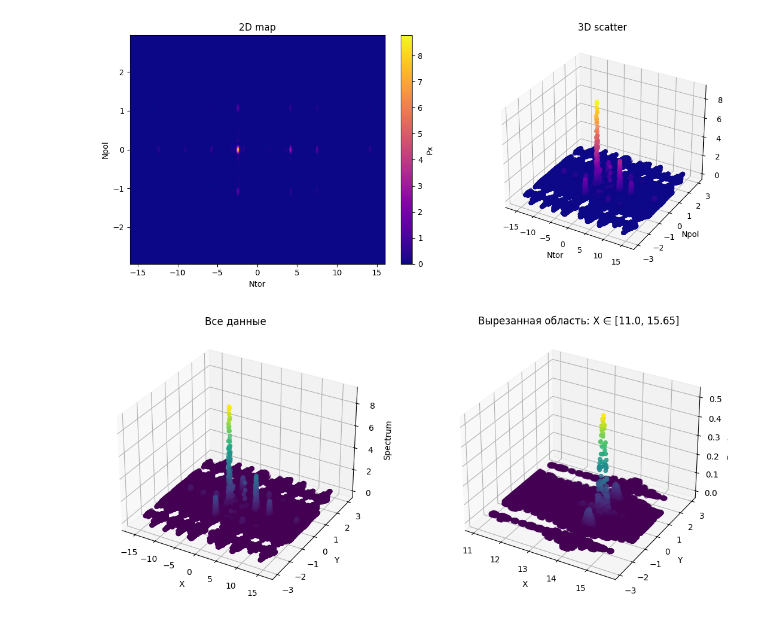
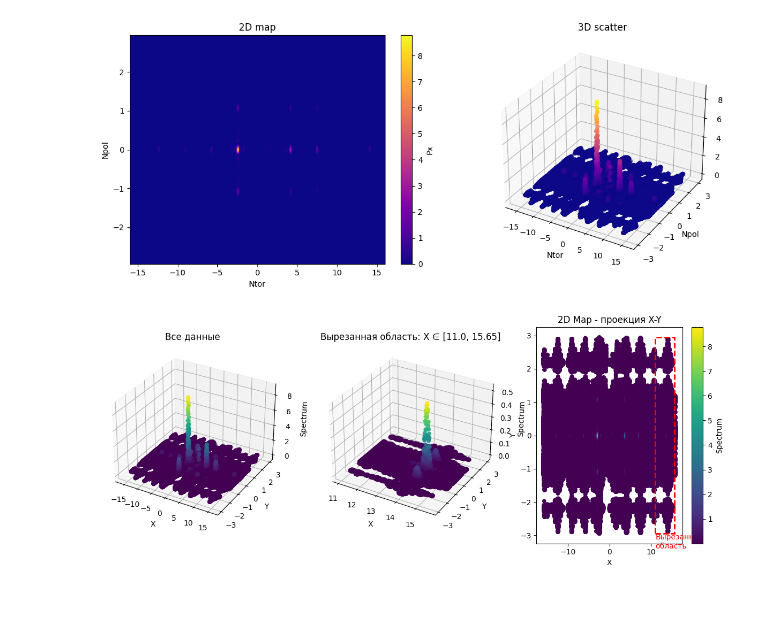
Before and after one commit to Ul1anchik/Synergistic-effect-in-plasma-, a Jupyter notebook: spec_2D/spec.ipynb, the cells around one changed output. Cells and saved outputs as stored; diff of their text form; code cells hidden in the pictures.

```diff
--- a/spec_2D/spec.ipynb
+++ b/spec_2D/spec.ipynb
@@ -74,7 +74,7 @@ if data.ndim == 2 and data.shape[1] >= 3:
     y = data[:, 1]  # вторая координата
     z = data[:, 2]  # значение спектра
 
-    # Вырезаем область по X (аналогично 2D случаю)
+    # Вырезаем область по X
     x_min, x_max = 11.0, 15.65
     mask_cut = (x >= x_min) & (x <= x_max)
 
@@ -84,69 +84,85 @@ if data.ndim == 2 and data.shape[1] >= 3:
     y_cut = data_cut[:, 1]
     z_cut = data_cut[:, 2]
 
+xi = np.unique(x)
+yi = np.unique(y)
+Xi, Yi = np.meshgrid(xi, yi)
+Zi = np.zeros_like(Xi)
+
+for i in range(len(x)):
+    x_idx = np.where(xi == x[i])[0][0]
+    y_idx = np.where(yi == y[i])[0][0]
+    Zi[y_idx, x_idx] = Px[i]
+
 # Визуализация
 fig = plt.figure(figsize=(12, 5))
 
 # Полные данные
-ax1 = fig.add_subplot(121, projection='3d')
+ax1 = fig.add_subplot(131, projection='3d')
 sc1 = ax1.scatter(x, y, z, c=z, cmap='viridis')
 ax1.set_title('Все данные')
 ax1.set_xlabel('X')
 ax1.set_ylabel('Y')
 ax1.set_zlabel('Spectrum')
 
 # Вырезанная область
-ax2 = fig.add_subplot(122, projection='3d')
+ax2 = fig.add_subplot(132, projection='3d')
 sc2 = ax2.scatter(x_cut, y_cut, z_cut, c=z_cut, cmap='viridis')
 ax2.set_title(f'Вырезанная область: X ∈ [{x_min}, {x_max}]')
 ax2.set_xlabel('X')
 ax2.set_ylabel('Y')
 ax2.set_zlabel('Spectrum')
 
+# 2D карта
+ax3 = fig.add_subplot(133)
+sc3 = ax3.scatter(x, y, c=z, cmap='viridis', s=20)
+ax3.set_title('2D Map - проекция X-Y')
+ax3.set_xlabel('X')
+ax3.set_ylabel('Y')
+plt.colorbar(sc3, ax=ax3, label='Spectrum')
+
+
+import matplotlib.patches as patches
+rect = patches.Rectangle((x_min, y.min()), x_max - x_min, y.max() - y.min(),
+                        linewidth=2, edgecolor='red', facecolor='none', linestyle='--')
+ax3.add_patch(rect)
+ax3.text(x_min, y.min(), 'Вырезанная\nобласть', color='red', va='top')
+
 plt.tight_layout()
 plt.show()
 
-# Проекции на разные плоскости
-fig, axes = plt.subplots(2, 2, figsize=(12, 10))
+fig, axes = plt.subplots(1, 3, figsize=(18, 6))
+
+# Проекция X-Z
+axes[0].scatter(x[~mask_cut], z[~mask_cut], c='blue', alpha=0.3, s=10)
+axes[0].scatter(x[mask_cut], z[mask_cut], c='red', alpha=0.8, s=20)
+axes[0].set_xlabel('X (Ntor)')
+axes[0].set_ylabel('Spectrum (Px)')
+axes[0].set_title('Проекция X-Z')
+axes[0].axvline(x=x_min, color='green', linestyle='--')
+axes[0].axvline(x=x_max, color='green', linestyle='--')
+
+# Проекция Y-Z
+axes[1].scatter(y[~mask_cut], z[~mask_cut], c='blue', alpha=0.3, s=10)
+axes[1].scatter(y[mask_cut], z[mask_cut], c='red', alpha=0.8, s=20)
+axes[1].set_xlabel('Y (Npol)')
+axes[1].set_ylabel('Spectrum (Px)')
+axes[1].set_title('Проекция Y-Z')
 
 # Проекция X-Y
-sc1 = axes[0,0].scatter(x[~mask_cut], y[~mask_cut], c=z[~mask_cut],
-                       cmap='Blues', alpha=0.5, s=10)
-sc2 = axes[0,0].scatter(x[mask_cut], y[mask_cut], c=z[mask_cut],
-                       cmap='Reds', alpha=0.8, s=20)
-axes[0,0].set_xlabel('X (Ntor)')
-axes[0,0].set_ylabel('Y (Npol)')
-axes[0,0].set_title('Проекция X-Y')
-axes[0,0].axvline(x=x_min, color='green', linestyle='--')
-axes[0,0].axvline(x=x_max, color='green', linestyle='--')
+sc1 = axes[2].scatter(x[~mask_cut], y[~mask_cut], c=z[~mask_cut],
+                     cmap='Blues', alpha=0.5, s=10)
+sc2 = axes[2].scatter(x[mask_cut], y[mask_cut], c=z[mask_cut],
+                     cmap='Reds', alpha=0.8, s=20)
+axes[2].set_xlabel('X (Ntor)')
+axes[2].set_ylabel('Y (Npol)')
+axes[2].set_title('Проекция X-Y')
+axes[2].axvline(x=x_min, color='green', linestyle='--')
+axes[2].axvline(x=x_max, color='green', linestyle='--')
 
-# Проекция X-Z
-axes[0,1].scatter(x[~mask_cut], z[~mask_cut], c='blue', alpha=0.3, s=10)
-axes[0,1].scatter(x[mask_cut], z[mask_cut], c='red', alpha=0.8, s=20)
-axes[0,1].set_xlabel('X (Ntor)')
-axes[0,1].set_ylabel('Spectrum (Px)')
-axes[0,1].set_title('Проекция X-Z')
-axes[0,1].axvline(x=x_min, color='green', linestyle='--')
-axes[0,1].axvline(x=x_max, color='green', linestyle='--')
 
-# Проекция Y-Z
-axes[1,0].scatter(y[~mask_cut], z[~mask_cut], c='blue', alpha=0.3, s=10)
-axes[1,0].scatter(y[mask_cut], z[mask_cut], c='red', alpha=0.8, s=20)
-axes[1,0].set_xlabel('Y (Npol)')
-axes[1,0].set_ylabel('Spectrum (Px)')
-axes[1,0].set_title('Проекция Y-Z')
-
-# Гистограмма распределения
-axes[1,1].hist(z[~mask_cut], bins=50, alpha=0.7, color='blue',
-               label='Основной спектр', density=True)
-axes[1,1].hist(z[mask_cut], bins=50, alpha=0.7, color='red',
-               label='Вырезанная область', density=True)
-axes[1,1].set_xlabel('Spectrum (Px)')
-axes[1,1].set_ylabel('Плотность')
-axes[1,1].set_title('Распределение значений')
-axes[1,1].legend()
 
 plt.tight_layout()
 plt.show()
 # %% [output]
-[figure, old version]
+[figure, new version]
```
Also changed, not shown: parts of 1 cell of this notebook.
